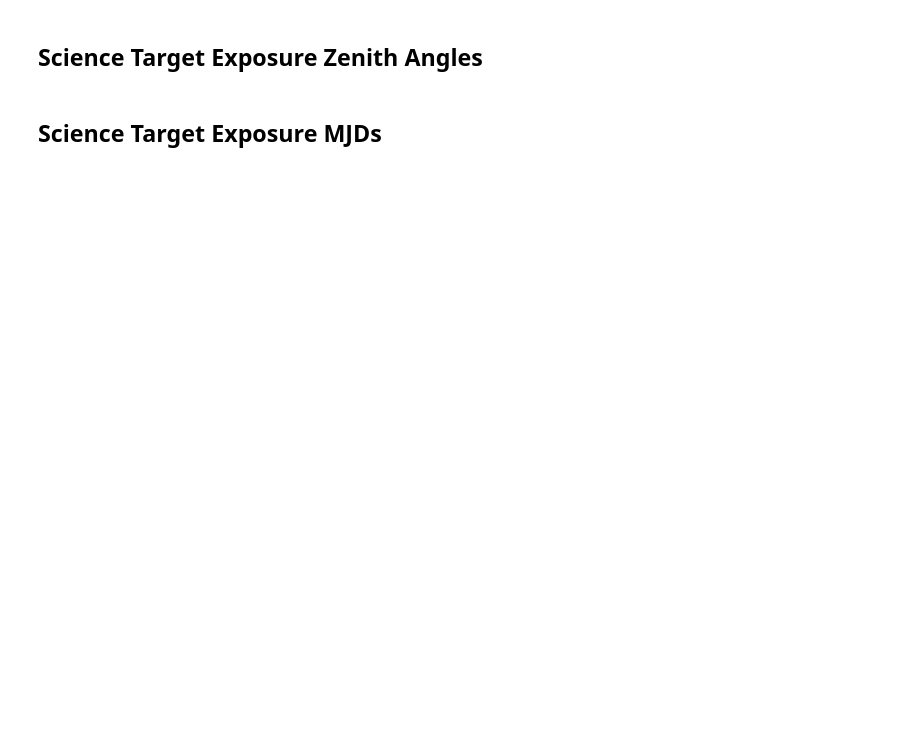
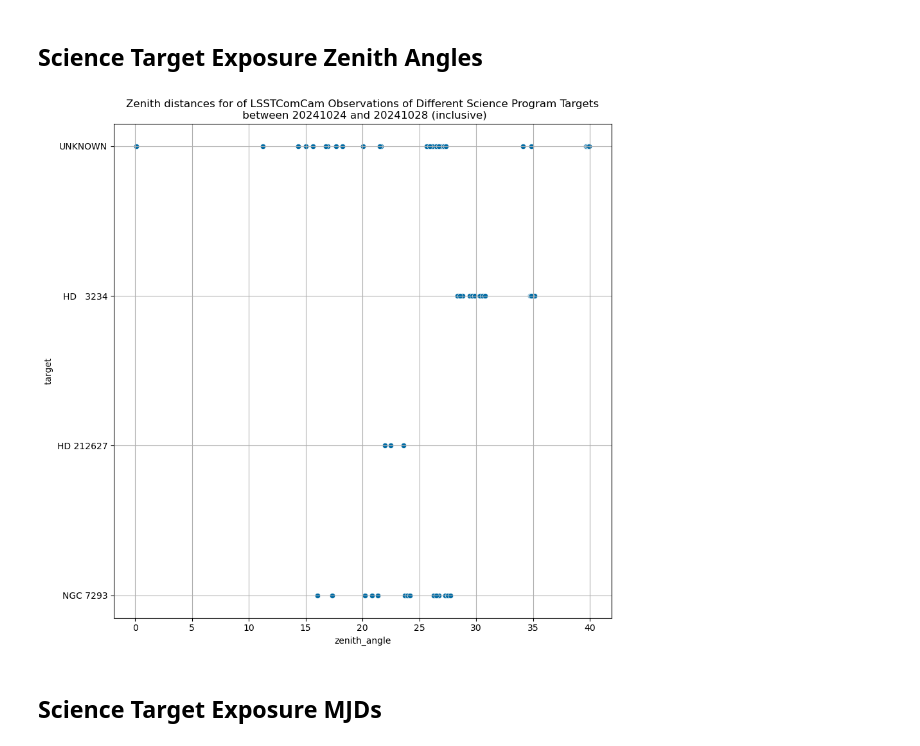
Before and after one commit to lsst-dm/vv-team-notebooks, a Jupyter notebook: reports/TargetReport.ipynb, the cells around one changed output. Cells and saved outputs as stored; diff of their text form; code cells hidden in the pictures; blank space fills up the shorter version.

```diff
--- a/reports/TargetReport.ipynb
+++ b/reports/TargetReport.ipynb
@@ -658,17 +700,19 @@ plt.grid(True)
 # %%
 
 ### 3.3.2 Target vs. zenith_angle
 
 plt.figure(figsize=(10, 10))
 
 ax = sns.scatterplot(data=df_sci, x="zenith_angle", y=col_target)
 
 # Add labels and title
 #plt.xlabel('Zenith Angle')
 #plt.ylabel('Target')
-title = """Zenith distances for of %s Observations of Different Science Program Targets on %s""" %(instrument, day_obs)
+title = """Zenith distances for of %s Observations of Different Science Program Targets\n between %s and %s (inclusive)""" %(instrument, day_obs_start, day_obs_end)
 plt.title(title)
 plt.grid(True)
+# %% [output]
+[figure, added]
 # %% [markdown]
 ## Science Target Exposure MJDs
 # %%
```
Also changed, not shown: parts of 13 cells of this notebook, 1 other file.
